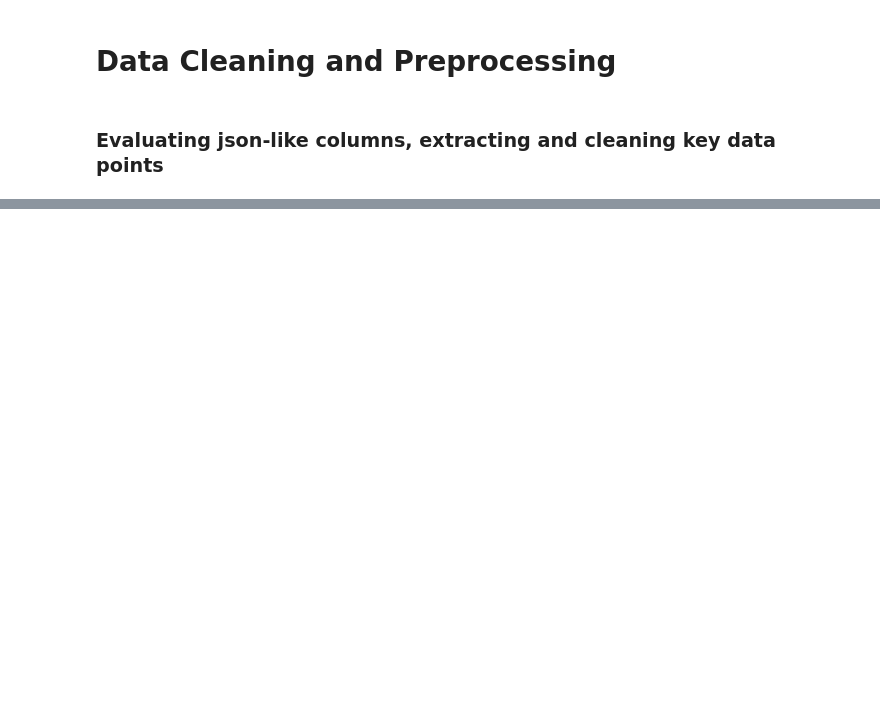
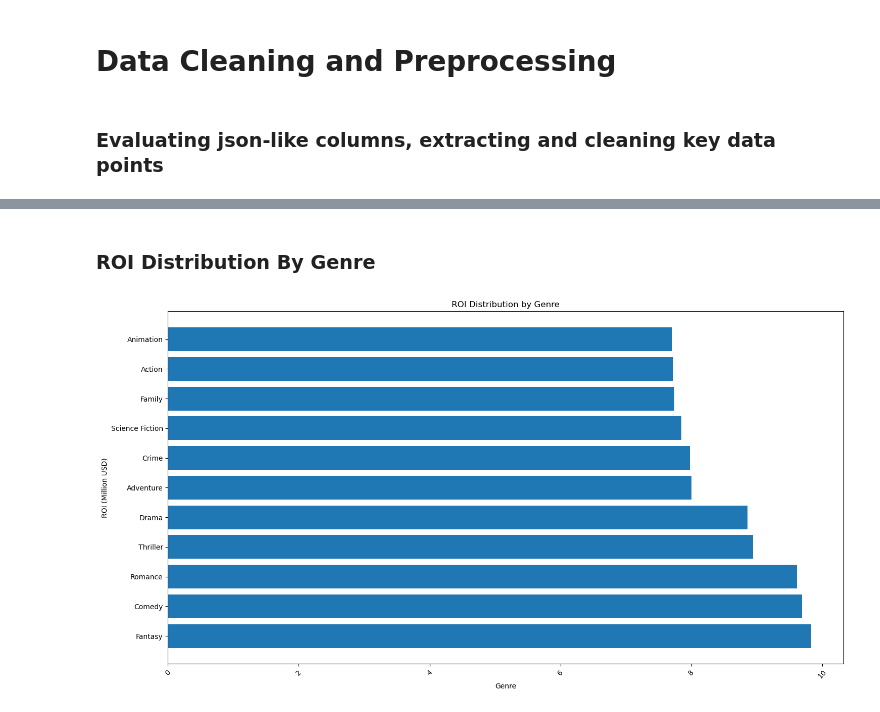
Before and after one commit to GEssuman/data-engineering-labs, a Jupyter notebook: lab.ipynb, the cells around one changed output, grey strips where cells are left out. Cells and saved outputs as stored; diff of their text form; code cells hidden in the pictures; blank space fills up the shorter version.

```diff
--- a/lab.ipynb
+++ b/lab.ipynb
@@ -229,0 +436,32 @@ reordered_df.show()
+# %% [markdown]
+### ROI Distribution By Genre
+# %%
+
+# Split the genres column into a list
+reordered_df = reordered_df.withColumn("genres_list", F.split(F.col("genres"), r"\|"))
+
+# Explode the genres list
+df_exploded = reordered_df.withColumn("genres_list", F.explode("genres_list"))
+
+# Calculate ROI (Assuming cal_roi is a function you defined to add `roi_musd` column)
+reordered_df_with_roi = cal_roi(df_exploded)
+
+# Group by genres and calculate average ROI
+highest_roi_by_genre = reordered_df_with_roi.groupBy("genres_list").agg(
+    F.mean("roi_musd").alias("avg_roi_musd")
+)
+
+# Convert to Pandas for visualization
+highest_roi_by_genre_pd = highest_roi_by_genre.toPandas().sort_values("avg_roi_musd", ascending=False)
+
+# Plotting
+fig, ax = plt.subplots(figsize=(15, 8))
+ax.barh(highest_roi_by_genre_pd['genres_list'], highest_roi_by_genre_pd['avg_roi_musd'])
+ax.set_ylabel('ROI (Million USD)')
+ax.set_xlabel('Genre')
+ax.set_title('ROI Distribution by Genre')
+plt.xticks(rotation=45)
+plt.tight_layout()
+plt.show()
+# %% [output]
+[figure, added]
```
Also changed, not shown: parts of 24 cells of this notebook, 33 other files.
